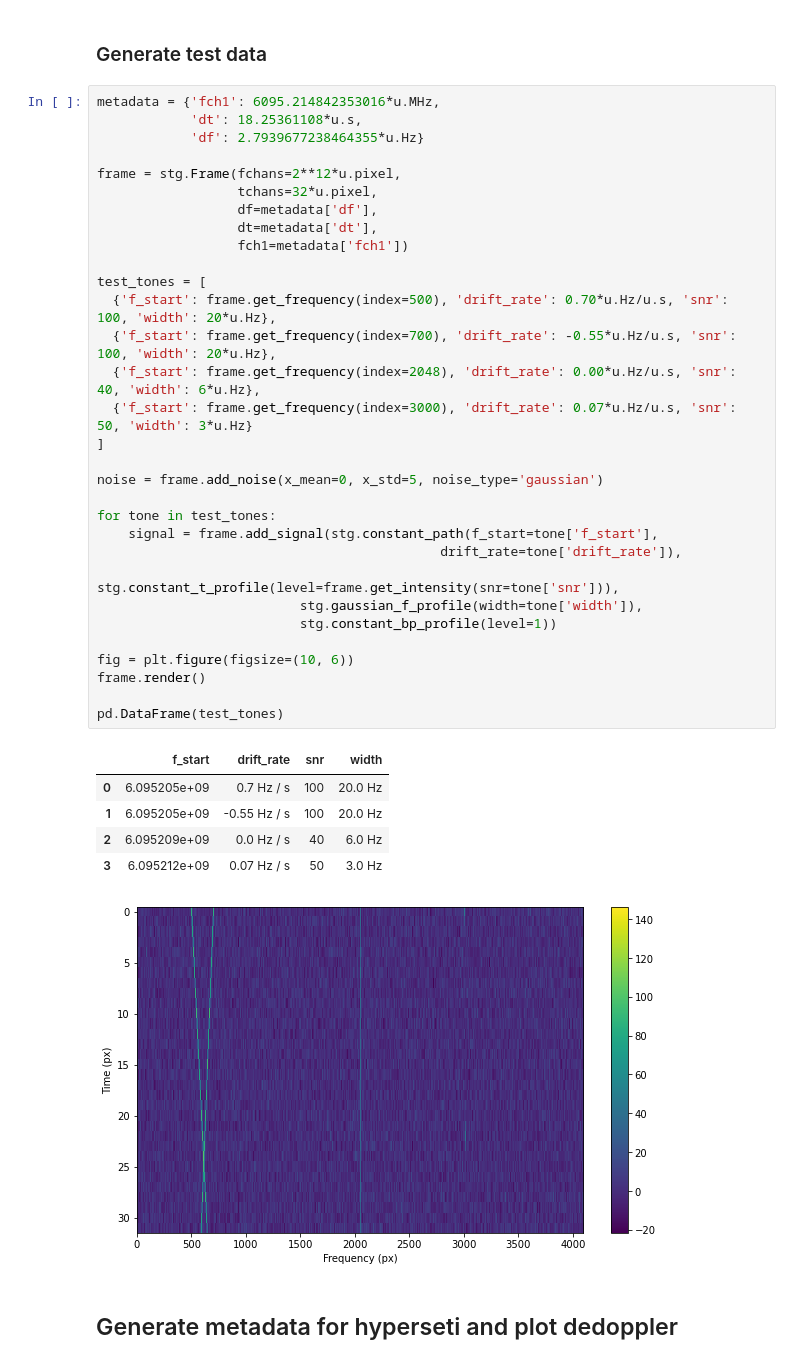
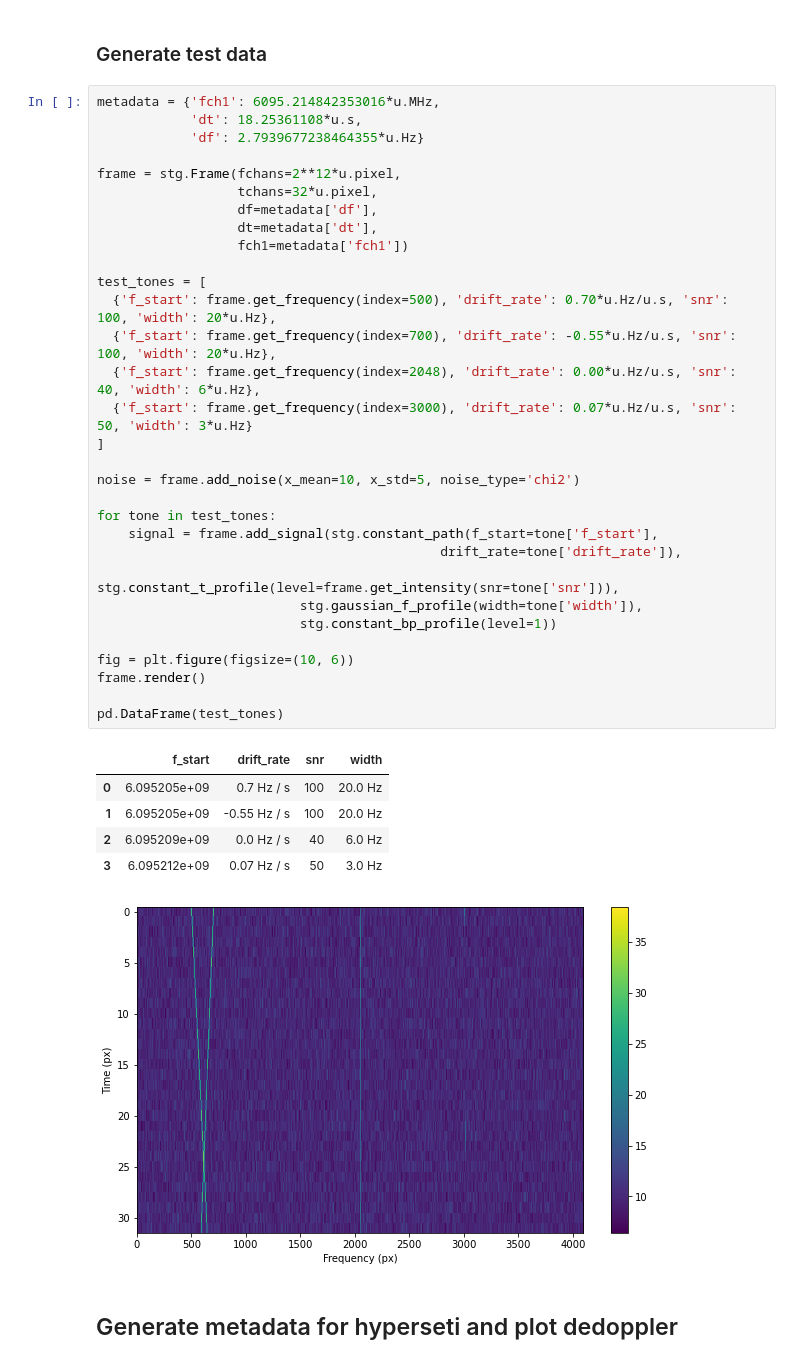
Before and after one commit to UCBerkeleySETI/hyperseti, a Jupyter notebook: notebook/devel/peak_find_devel.ipynb, the cells around one changed output. Drawn from its saved outputs; the diff is of its cells as text.

```diff
--- a/notebook/devel/peak_find_devel.ipynb
+++ b/notebook/devel/peak_find_devel.ipynb
@@ -43,35 +43,35 @@ frame = stg.Frame(fchans=2**12*u.pixel,
                   tchans=32*u.pixel,
                   df=metadata['df'],
                   dt=metadata['dt'],
                   fch1=metadata['fch1'])
 
 test_tones = [
   {'f_start': frame.get_frequency(index=500), 'drift_rate': 0.70*u.Hz/u.s, 'snr': 100, 'width': 20*u.Hz},
   {'f_start': frame.get_frequency(index=700), 'drift_rate': -0.55*u.Hz/u.s, 'snr': 100, 'width': 20*u.Hz},
   {'f_start': frame.get_frequency(index=2048), 'drift_rate': 0.00*u.Hz/u.s, 'snr': 40, 'width': 6*u.Hz},
   {'f_start': frame.get_frequency(index=3000), 'drift_rate': 0.07*u.Hz/u.s, 'snr': 50, 'width': 3*u.Hz}
 ]
 
-noise = frame.add_noise(x_mean=0, x_std=5, noise_type='gaussian')
+noise = frame.add_noise(x_mean=10, x_std=5, noise_type='chi2')
 
 for tone in test_tones:
     signal = frame.add_signal(stg.constant_path(f_start=tone['f_start'],
                                             drift_rate=tone['drift_rate']),
                           stg.constant_t_profile(level=frame.get_intensity(snr=tone['snr'])),
                           stg.gaussian_f_profile(width=tone['width']),
                           stg.constant_bp_profile(level=1))
 
 fig = plt.figure(figsize=(10, 6))
 frame.render()
 
 pd.DataFrame(test_tones)
 # %% [output]
 |  | f_start | drift_rate | snr | width |
 | 0 | 6.095205e+09 | 0.7 Hz / s | 100 | 20.0 Hz |
 | 1 | 6.095205e+09 | -0.55 Hz / s | 100 | 20.0 Hz |
 | 2 | 6.095209e+09 | 0.0 Hz / s | 40 | 6.0 Hz |
 | 3 | 6.095212e+09 | 0.07 Hz / s | 50 | 3.0 Hz |
-[figure, old version]
+[figure, new version]
 # %% [markdown]
 ## Generate metadata for hyperseti and plot dedoppler
 # %%
```
Also changed, not shown: parts of 21 cells of this notebook.
